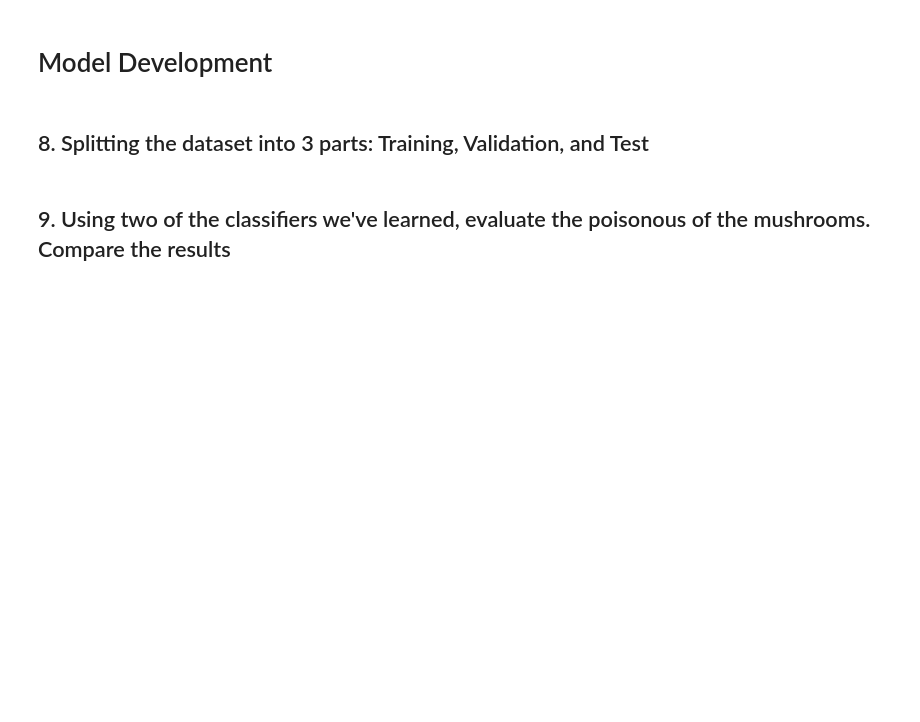
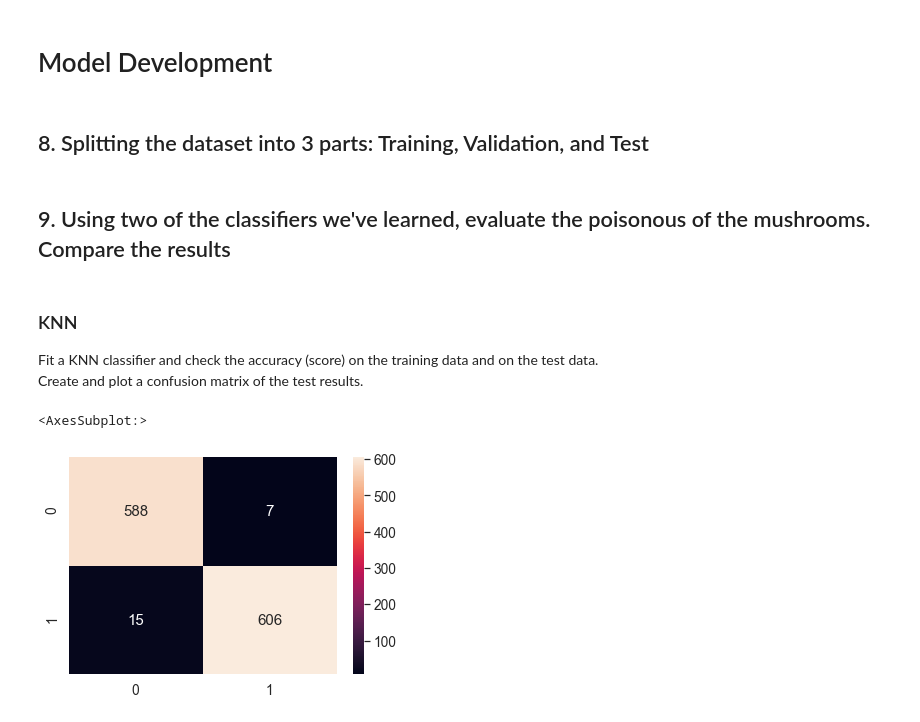
Before and after one commit to joni-menahem/DataScience-DrorLederman-assign1, a Jupyter notebook: assign1.ipynb, the cells around one changed output. Drawn from its saved outputs; the diff is of its cells as text; code cells hidden in the pictures; blank space fills up the shorter version.

```diff
--- a/assign1.ipynb
+++ b/assign1.ipynb
@@ -196,0 +199,20 @@ X_train_le, X_val_le, y_train_le, y_val_le = train_test_split(X_train_le, y_trai
+# %% [markdown]
+### KNN
+Fit a KNN classifier and check the accuracy (score) on the training data and on the test data.<br>
+Create and plot a confusion matrix of the test results.
+# %%
+from sklearn.neighbors import KNeighborsClassifier
+from sklearn.metrics import confusion_matrix
+
+neigh = KNeighborsClassifier()
+neigh.fit(X_train_le, y_train_le)
+scores.at['knn','train accuracy'] = neigh.score(X_train_le, y_train_le)
+scores.at['knn','validation accuracy'] = neigh.score(X_val_le, y_val_le)
+scores.at['knn','test accuracy'] = neigh.score(X_test_le, y_test_le)
+# %%
+
+conf_val = confusion_matrix(y_val_le, neigh.predict(X_val_le))
+sns.heatmap(conf_val, annot=True, fmt="d")
+# %% [output]
+<AxesSubplot:>
+[figure, added]
```
Also changed, not shown: parts of 16 cells of this notebook.
